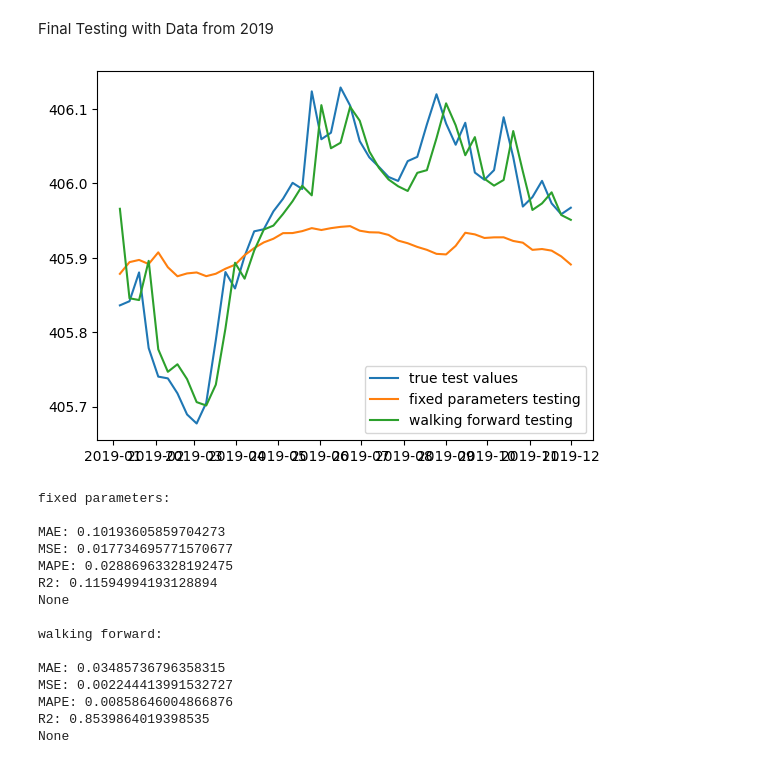
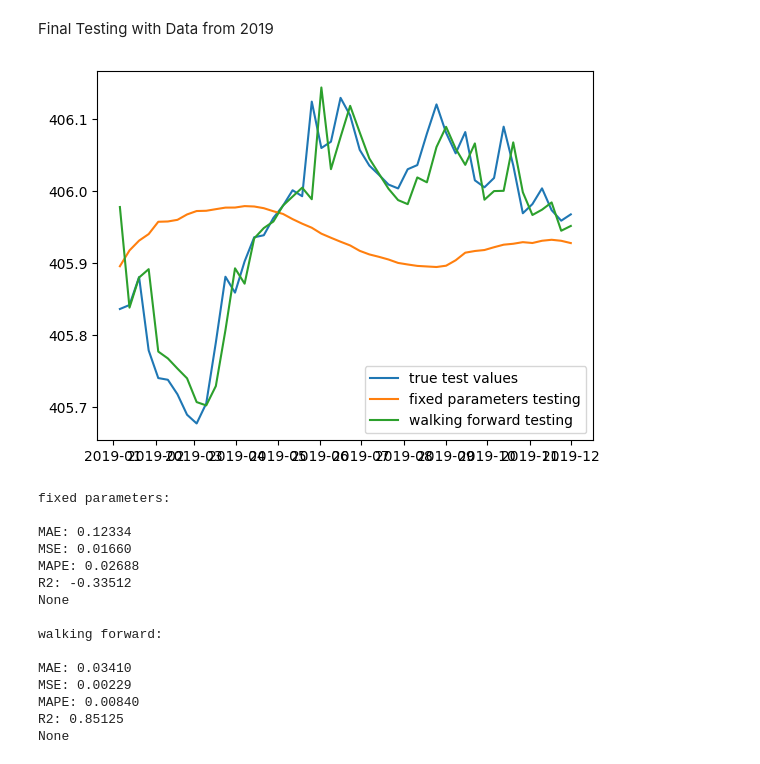
Before and after one commit to kaebry/DSF, a Jupyter notebook: Code/Arima-Sarima_walking_forward.ipynb, the cells around one changed output. Saved outputs shown, nothing was run; the diff lists cells and outputs as text; code cells hidden in the pictures.

```diff
--- a/Code/Arima-Sarima_walking_forward.ipynb
+++ b/Code/Arima-Sarima_walking_forward.ipynb
@@ -67,7 +70,7 @@ def mean_errors(actual, pred):
     MSE = np.square(np.subtract(actual,pred)).mean()
     MAPE = np.mean(np.abs((actual - pred) / actual)) * 100
     R2_score = r2_score(actual, pred)
-    return print("MAE: {} \nMSE: {} \nMAPE: {} \nR2: {}".format(MAE, MSE, MAPE, R2_score))
+    return print("MAE: {:.5f} \nMSE: {:.5f} \nMAPE: {:.5f} \nR2: {:.5f}".format(MAE, MSE, MAPE, R2_score))
 # %%
 # function for Arima model with walking forward validation
 
@@ -90,15 +93,15 @@ def walk_forward_validation_ARIMA(train, test, order):     # takes train and tes
 # function for Sarima model with walking forward validation
 
 def walk_forward_validation_SARIMA(train, test, order, seasonalorder):       # takes train and test data as well as the order/seasonal order parameters p,d,q/P,D,Q,s as arguments
-    window=1  # setting prediction steps to one week
-    forecast_series = pd.DataFrame(index=test.index, columns=[x for x in range(window)])  #create an empty dataframe for storing the forecasts in with length of validation dataset
+    steps=1  # setting prediction steps to one week
+    forecast_series = pd.DataFrame(index=test.index, columns=[x for x in range(steps)])  #create an empty dataframe for storing the forecasts in with length of validation dataset
     training_data = train.copy()   # training data from the input
 
     # loop over the timespan of the validation data, predicting the next observation, retraining the model, store the forecasts in the dedicated dataframe and add the actual value
     # of the prediction to the trainings data to constantly train the model after each step
     for i in test.index:
         model = ARIMA(training_data, order=order, seasonal_order=seasonalorder).fit()
-        forecast_series.loc[i] = model.forecast(window)[0]
+        forecast_series.loc[i] = model.forecast(steps)[0]
         training_data.loc[i] = test.loc[i]
         columns = [f'yt+{x}' for x in forecast_series.columns]
     forecast_series.columns = columns
@@ -486,7 +497,7 @@ instantiate, fit and validate SARIMA model with weekly data
 # instantiate and fit arima model manually with parameters
 # optimize for model with the lowest mean errors and the highest R2
 # we orient ourself on the parameters from the ARIMA model, s=52 because we are dealing with weekly data
-wf_sarima_preds_we, sarima_model_w = walk_forward_validation_SARIMA(train_val_we, test_val_we, (1,0,0), (1,0,0,52))
+wf_sarima_preds_we, sarima_model_w = walk_forward_validation_SARIMA(train_val_we, test_val_we, (2,0,3), (1,0,0,52))
 
 # plotting actual and predicted water level
 plt.plot(train_we.index, train_we)
@@ -495,4 +506,5 @@ plt.show()
 
 # print performance indicators
 print(mean_errors(test_val_we, wf_sarima_preds_we))
+print("AIC: {:.2f}".format(sarima_model_w.aic))
 # %% [output]
@@ -507,48 +520,50 @@ Final Testing with Data from 2019
 # %%
 # we are using the final testset to test the models performance for unseen data from the year 2019. This way we want to simulate how the model would perform in the real world
 
 # we are using two approaches:
 # the first one forcasts the water level for 2019 while using the walking forward approach. While we are using the model that we trained before (same parameters), we are updating
 # the data after each prediction step. This approach would simulate a model that evolves with new data and renders thus more robust results
 
 # on the other hand we are comparing our model´s performance if we would take the model but do not feed new data to the model after each prediction (after each week). We are
 # rather forecasting with the fixed parameters over a longer period (in this case for the year 2019). Since we are not regularly updating our data, this predictions are less
 # precise as one can see by comparing the error measures and plots
 
 # forecast with models from above using walking forward with updating data after each step (week)
-forecast_sarima_weekly_wf, d = walk_forward_validation_SARIMA(train_we, test_we, (1,0,0), (1,0,0,52))
+forecast_sarima_weekly_wf, d = walk_forward_validation_SARIMA(train_we, test_we, (2,0,3), (1,0,0,52))
 
 # forecast using the fixed model without walking forward
 forecast_sarima_weekly = sarima_model_w.forecast(len(test_we))
 
 # plotting actual and forcasted water level for 2019
 plt.plot(test_we.index, test_we, label="true test values")
 plt.plot(test_we.index, forecast_sarima_weekly, label="fixed parameters testing")
 plt.plot(test_we.index, forecast_sarima_weekly_wf, label="walking forward testing")
 plt.legend()
 plt.show()
 
 
 # print performance indicators
 print("fixed parameters: \n")
 print(mean_errors(test_we, forecast_sarima_weekly),"\n")
 print("walking forward: \n")
 print(mean_errors(test_we, forecast_sarima_weekly_wf))
-# As expected the walking forward model performs better than the fixed model and is more able to predict the true variations in the water level
+# As expected the walking forward model performs better than the fixed model and is more able to predict the true variations in the water level.
+# When fixing the parameters, the model performs very bad. It seems that a long term forecast with many intervals (i.e. weekly) is not very reliable and it might make more
+# sense to predict shorter periods and regularly update the model to get good predictions
 # %% [output]
-[figure, old version]
+[figure, new version]
 fixed parameters:
 
-MAE: 0.10193605859704273
-MSE: 0.017734695771570677
-MAPE: 0.02886963328192475
-R2: 0.11594994193128894
+MAE: 0.12334
+MSE: 0.01660
+MAPE: 0.02688
+R2: -0.33512
 None
 
 walking forward:
 
-MAE: 0.03485736796358315
-MSE: 0.002244413991532727
-MAPE: 0.00858646004866876
-R2: 0.8539864019398535
+MAE: 0.03410
+MSE: 0.00229
+MAPE: 0.00840
+R2: 0.85125
 None
```
Also changed, not shown: parts of 16 cells of this notebook, 2 other files.
